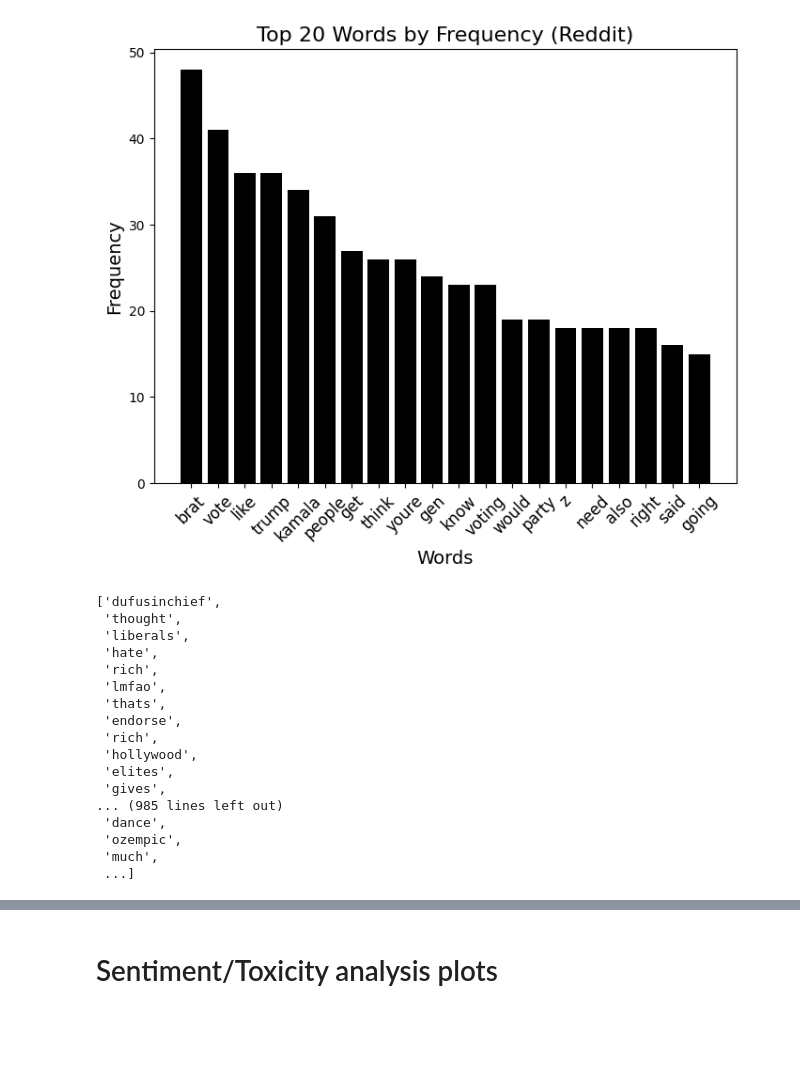
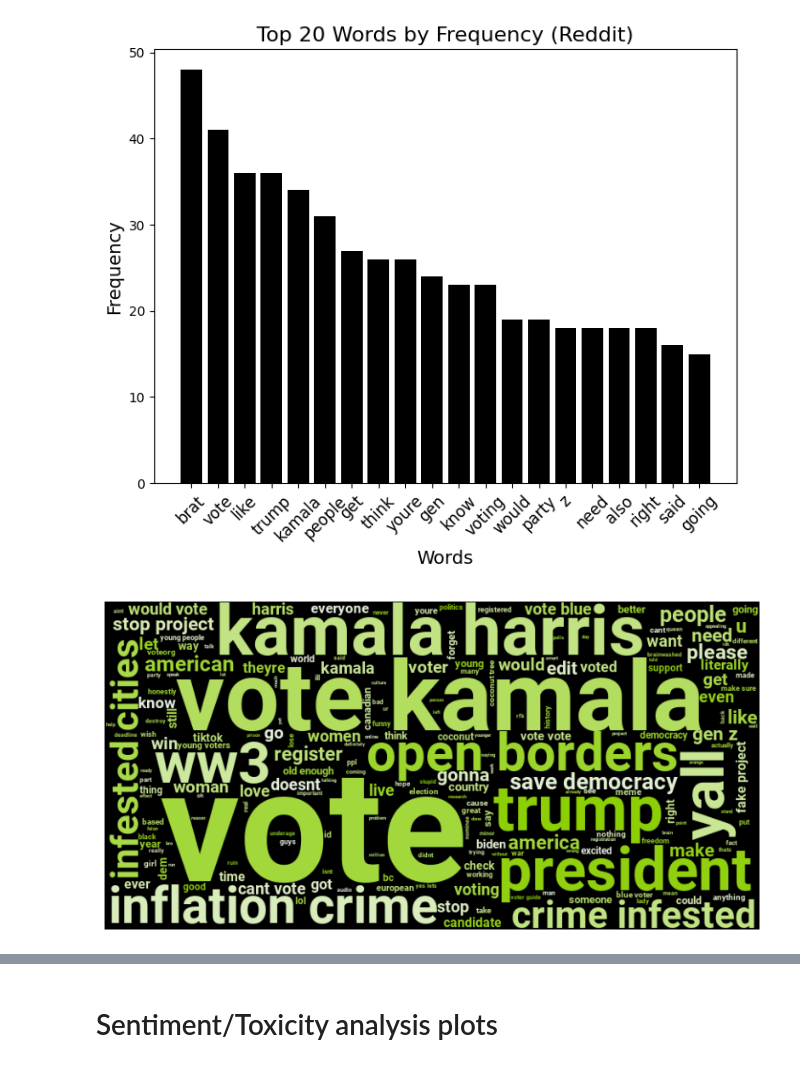
Before and after one commit to pouvoirdasha/sociology_scrapping, a Jupyter notebook: notebooks_stats_finetuning/decriptive_stats_dasha.ipynb, the cells around one changed output, grey strips where cells are left out. Cells and saved outputs as stored; diff of their text form; code cells hidden in the pictures; blank space fills up the shorter version.

```diff
--- a/notebooks_stats_finetuning/decriptive_stats_dasha.ipynb
+++ b/notebooks_stats_finetuning/decriptive_stats_dasha.ipynb
@@ -1001,23 +1001,34 @@ plt.xticks(rotation=45, fontsize=12)
 plt.savefig('../viz/word_freq_rd.png',bbox_inches='tight', transparent=True, dpi=300)
 # %% [output]
 [figure]
-# %%
-filtered_words_yt
-# %% [output]
-['dufusinchief',
- 'thought',
- 'liberals',
- 'hate',
- 'rich',
- 'lmfao',
- 'thats',
- 'endorse',
- 'rich',
- 'hollywood',
- 'elites',
- 'gives',
-... (985 lines left out)
- 'dance',
- 'ozempic',
- 'much',
- ...]
+# %%
+#filter on contains vote
+
+df_vote = tiktok[tiktok["contains_vote"] == True]
+
+all_comments_vote_tk = ' '.join(df_vote['Comment Text'].dropna().astype(str))
+
+#all_comments_cleaned_rd = re.sub(r'@[A-Za-z0-9_]+', '', all_comments_yt)  # Remove @username
+all_comments_cleaned_vote_tk  = re.sub(r'[^\x00-\x7F]+', '', all_comments_vote_tk )  # Remove non-ASCII
+all_comments_cleaned_vote_tk  = re.sub(r'[^\w\s]', '', all_comments_cleaned_vote_tk )
+all_comments_cleaned_vote_tk  = all_comments_cleaned_vote_tk .lower().strip()
+
+
+
+wordcloud = WordCloud(
+    stopwords=stop_words,
+    colormap = brat_palette_light,
+    font_path=font_path,
+
+    width=800,
+    height=400
+).generate(all_comments_cleaned_vote_tk )
+
+# Afficher le WordCloud
+plt.figure(figsize=(10, 5))
+plt.imshow(wordcloud, interpolation='bilinear')
+plt.axis('off')
+
+plt.savefig('../viz/wordcloud_vote_tk .png',bbox_inches='tight', transparent=True, dpi=300)
+# %% [output]
+[figure, added]
```
Also changed, not shown: parts of 2 cells of this notebook.
